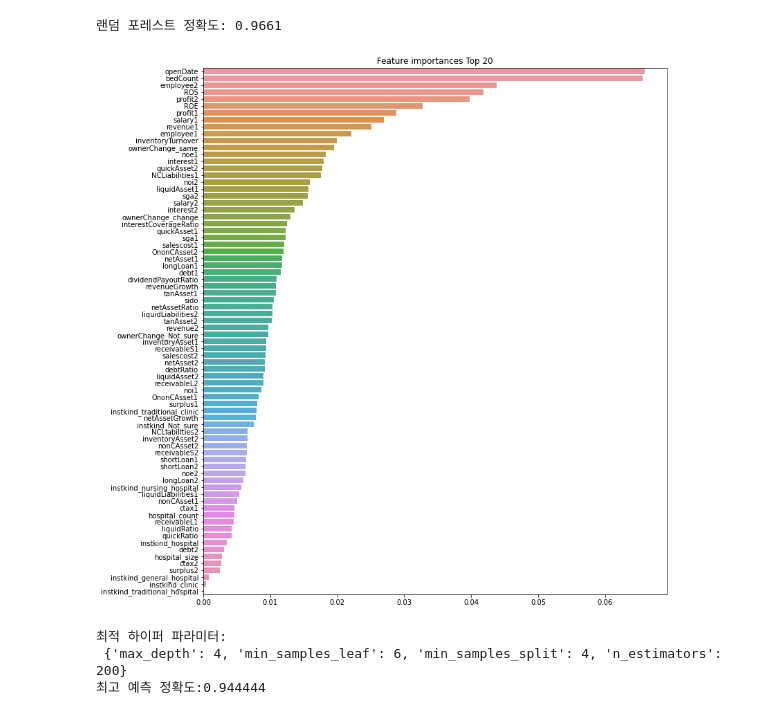
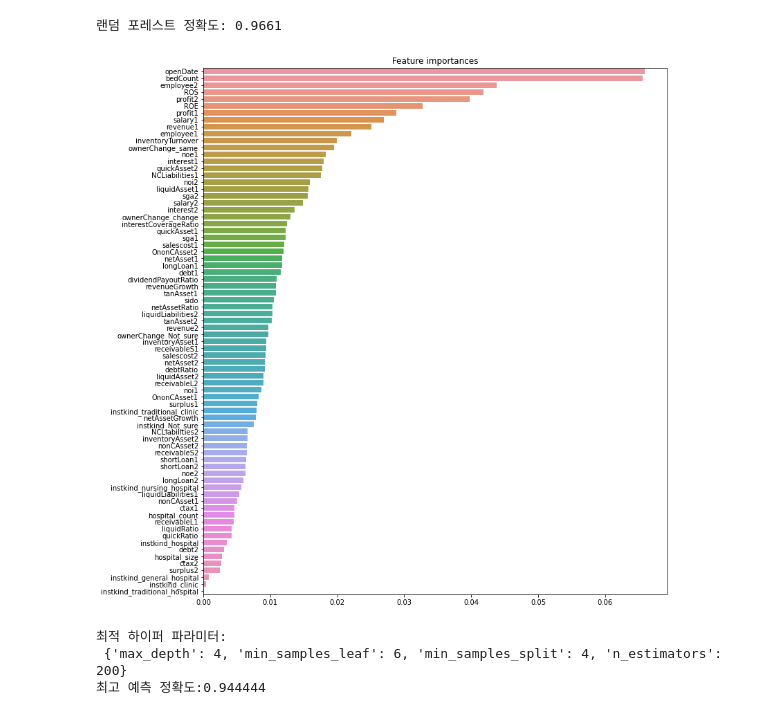
Before and after one commit to JJJJeon/ESAA, a Jupyter notebook: 미니프로젝트_모델취합.ipynb, the cells around one changed output. Drawn from its saved outputs; the diff is of its cells as text; code cells hidden in the pictures.

```diff
--- a/미니프로젝트_모델취합.ipynb
+++ b/미니프로젝트_모델취합.ipynb
@@ -553,18 +553,18 @@ print('랜덤 포레스트 정확도: {0:.4f}'.format(accuracy))
 # %%
 import matplotlib.pyplot as plt
 import seaborn as sns
 %matplotlib inline
 
 ftr_importances_values=rf_clf.feature_importances_ #피처 중요도
 ftr_importances=pd.Series(ftr_importances_values, index=X_train.columns)
-ftr_top20=ftr_importances.sort_values(ascending=False)
+ftr_top=ftr_importances.sort_values(ascending=False)
 
 plt.figure(figsize=(12,14))
-plt.title('Feature importances Top 20')
-sns.barplot(x=ftr_top20, y=ftr_top20.index)
+plt.title('Feature importances')
+sns.barplot(x=ftr_top, y=ftr_top.index)
 plt.show()
 # %% [output]
-[figure, old version]
+[figure, new version]
 # %%
 from sklearn.model_selection import GridSearchCV
 
```
